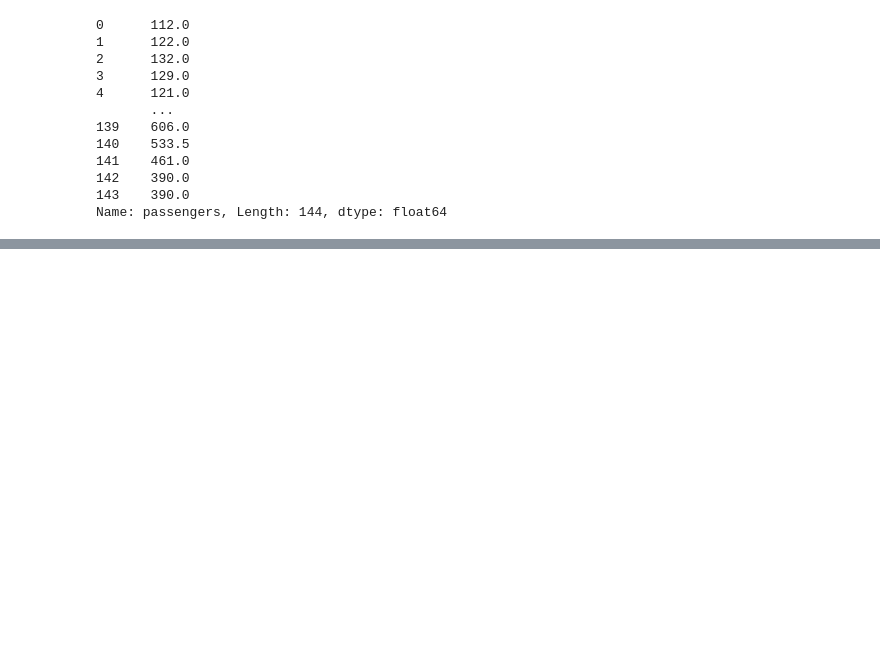
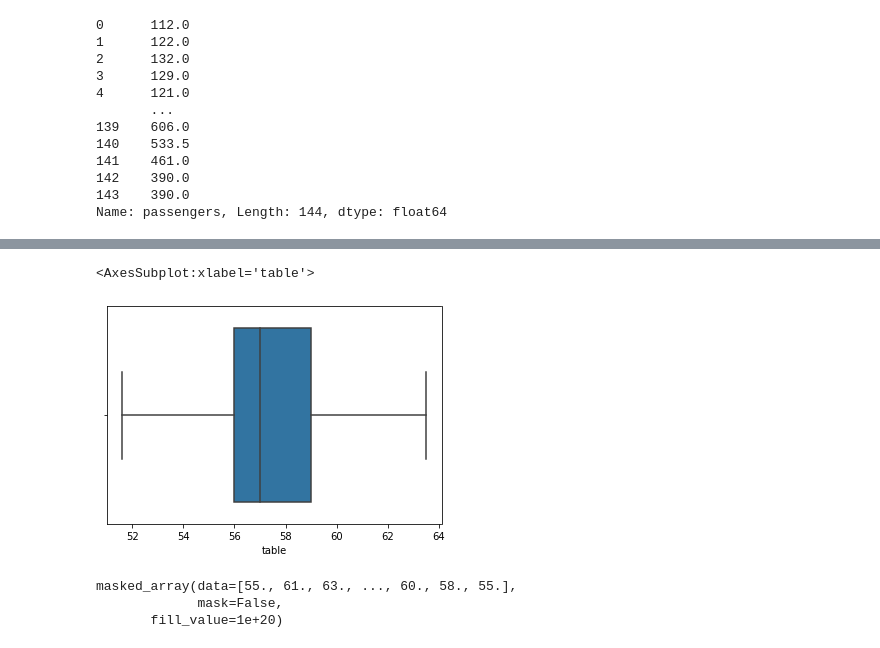
Before and after one commit to MehmetAltinkurt/Data_Science_Study_Notes, a Jupyter notebook: DAwPY_Preclass_Pandas.ipynb, the cells around one changed output, grey strips where cells are left out. Drawn from its saved outputs; the diff is of its cells as text; code cells hidden in the pictures; blank space fills up the shorter version.

Commit message:
outliers added

```diff
--- a/DAwPY_Preclass_Pandas.ipynb
+++ b/DAwPY_Preclass_Pandas.ipynb
@@ -2706,0 +2758,3 @@ Name: passengers, Length: 144, dtype: float64
+# %%
+df_table=df.table
+df_table
@@ -2706,0 +2774,5 @@ Name: passengers, Length: 144, dtype: float64
+# %%
+q1=df_table.quantile(0.25)
+q3=df_table.quantile(0.75)
+iqr=q3-q1
+iqr
@@ -2706,0 +2781,6 @@ Name: passengers, Length: 144, dtype: float64
+# %%
+lower_lim=q1-1.5*iqr
+higher_lim=q3+1.5*iqr
+# %%
+no_outliers=df[(df.table>=lower_lim)&(df.table<=higher_lim)]
+no_outliers
@@ -2706,0 +2806,13 @@ Name: passengers, Length: 144, dtype: float64
+# %%
+sns.boxplot(x=no_outliers.table)
+# %% [output]
+<AxesSubplot:xlabel='table'>
+[figure, added]
+# %%
+from scipy.stats.mstats import winsorize
+df_win=winsorize(df.table,(0.001,0.019))
+df_win
+# %% [output]
+masked_array(data=[55., 61., 63., ..., 60., 58., 55.],
+             mask=False,
+       fill_value=1e+20)
```
Also changed, not shown: parts of 10 cells of this notebook.
